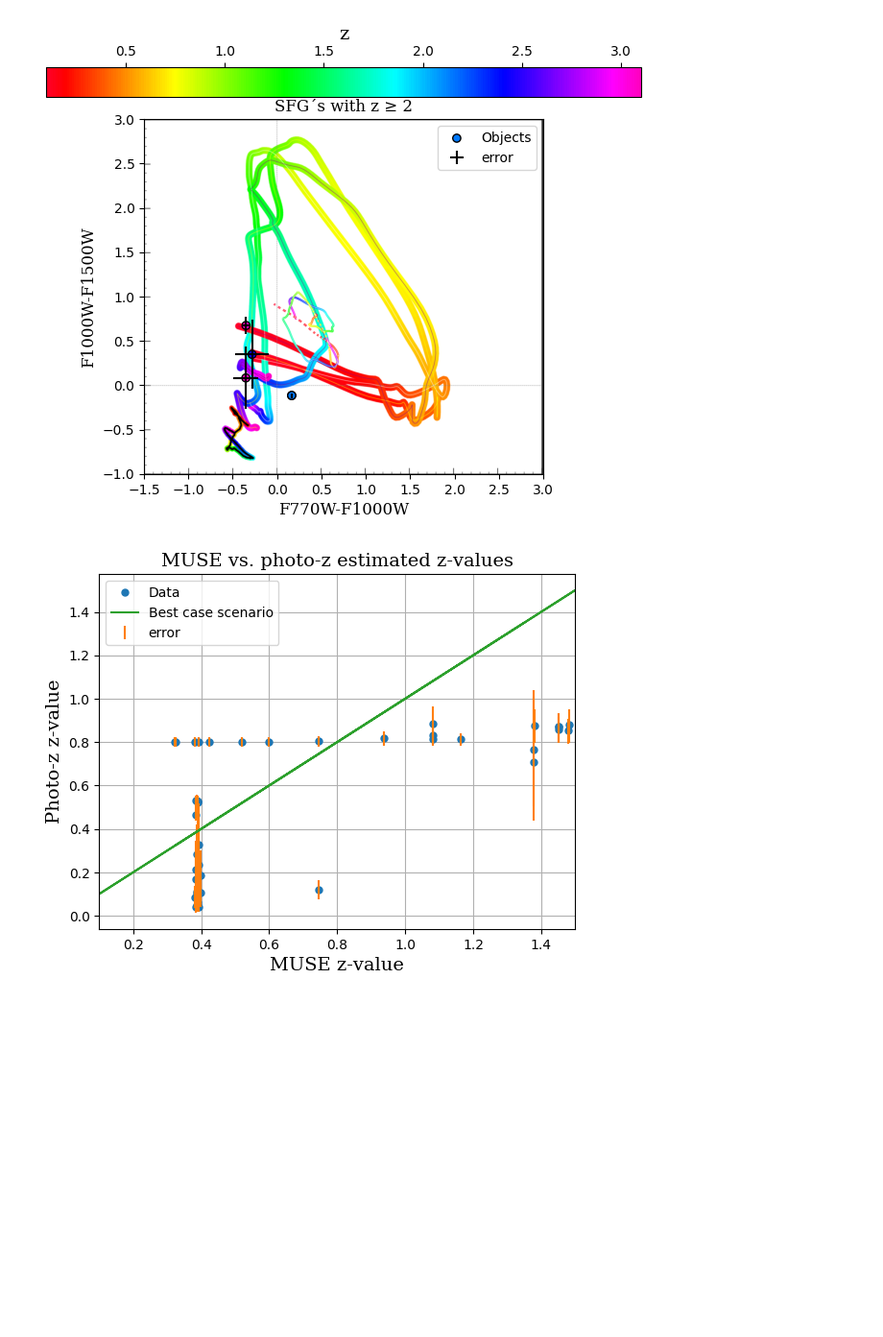
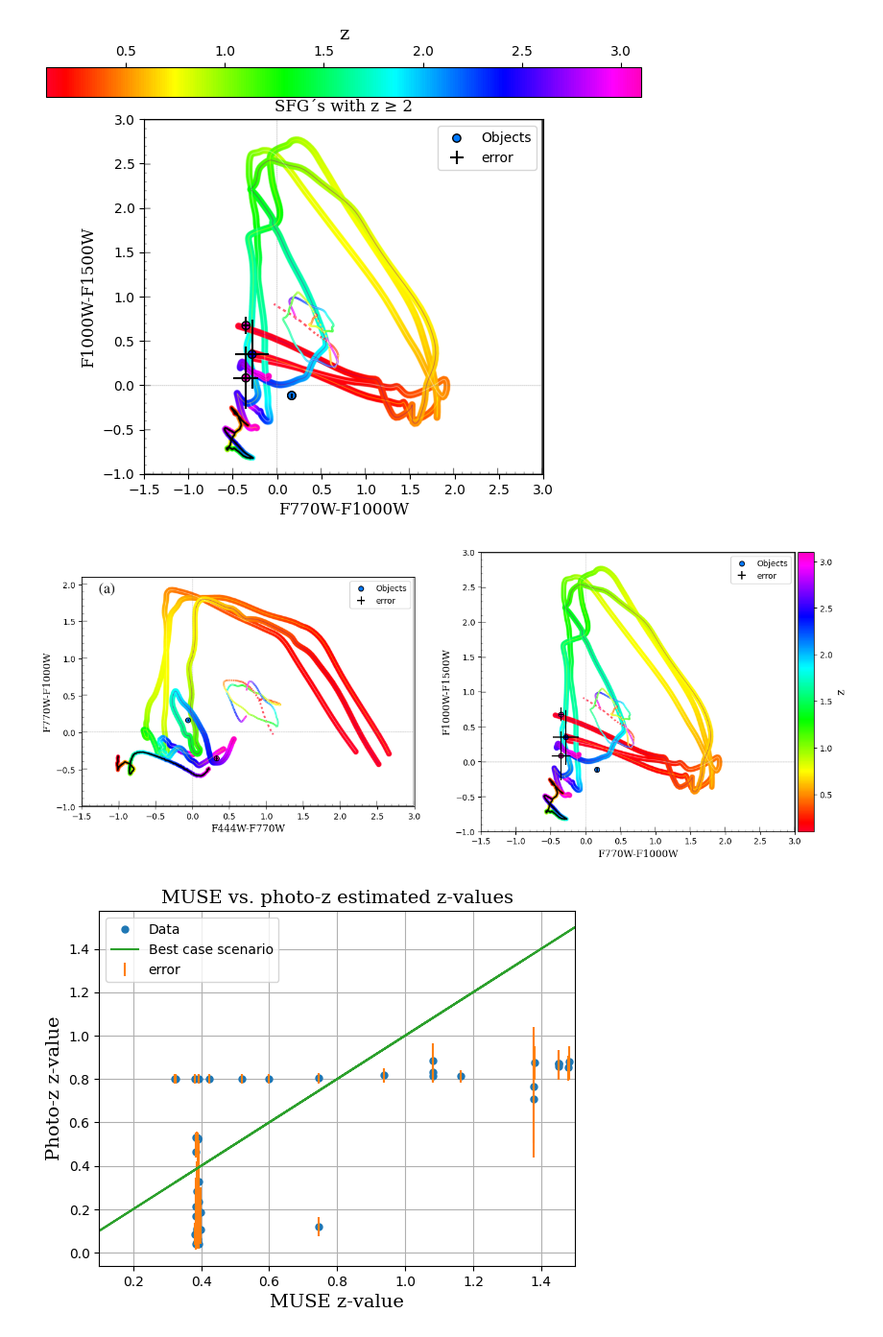
Before and after one commit to StellaWasTaken/1st-year-project, a Jupyter notebook: CSFG data results.ipynb, the cells around one changed output. Shown at 96% size. Cells and saved outputs as stored; diff of their text form; code cells hidden in the pictures; blank space fills up the shorter version.

Commit message:
Nyt subplot

```diff
--- a/CSFG data results.ipynb
+++ b/CSFG data results.ipynb
@@ -296,6 +296,32 @@ plt.show()
 [2.1479 3.0823]
 [figure]
 [figure]
+# %%
+fig = plt.figure(figsize=(16, 12))
+ax1 = fig.add_subplot(121)
+ax2 = fig.add_subplot(122)
+
+im2 = ax1.imshow(fig1, extent=[-1.5, 3, -1, 2.1])
+plot1 = ax1.scatter(SFGM47, SFGM710, c=SFGred, marker="o",  label = "Objects", vmin=0.1, vmax=3.1, cmap=sm, edgecolors="k")
+ax1.errorbar(SFGM47, SFGM710, yerr=SFGM710e, xerr=SFGM47e, linestyle = "", color="k", label = "error")
+ax1.set_xlabel("F444W-F770W", **newfont, fontsize=12)
+ax1.set_ylabel("F770W-F1000W", **newfont, fontsize=12)
+# ax1.set_title("Plot 1")
+
+im2 = ax2.imshow(fig2, extent=[-1.5, 3, -1, 3])
+plot2 = ax2.scatter(SFGM710fig2, SFGM115, c=SFGredfig2, marker="o", vmin=0.1, vmax=3.1, label = "Objects", cmap=sm, edgecolors="k")
+ax2.errorbar(SFGM710fig2, SFGM115, yerr=SFGM115e, xerr=SFGM710fig2e, linestyle = "", color="k", label = "error") #VERY large errors
+ax2.set_xlabel("F770W-F1000W", **newfont, fontsize=12)
+ax2.set_ylabel("F1000W-F1500W", **newfont, fontsize=12)
+# ax2.set_title("Plot 2")
+
+ax1.legend()
+ax2.legend()
+divider = make_axes_locatable(ax2)
+cax = divider.append_axes('right', size='5%', pad=0.05)
+fig.colorbar(plot2, cax=cax, orientation='vertical').set_label(label='z',size=14,**newfont)
+# %% [output]
+[figure, added]
 # %%
 #plotting MUSE vs. phot-z line, along with the theoretical line. Zoomed in on 0.4 and all data.
 line = np.random.uniform(0.1, 1.5, (10000)) #the line
```
